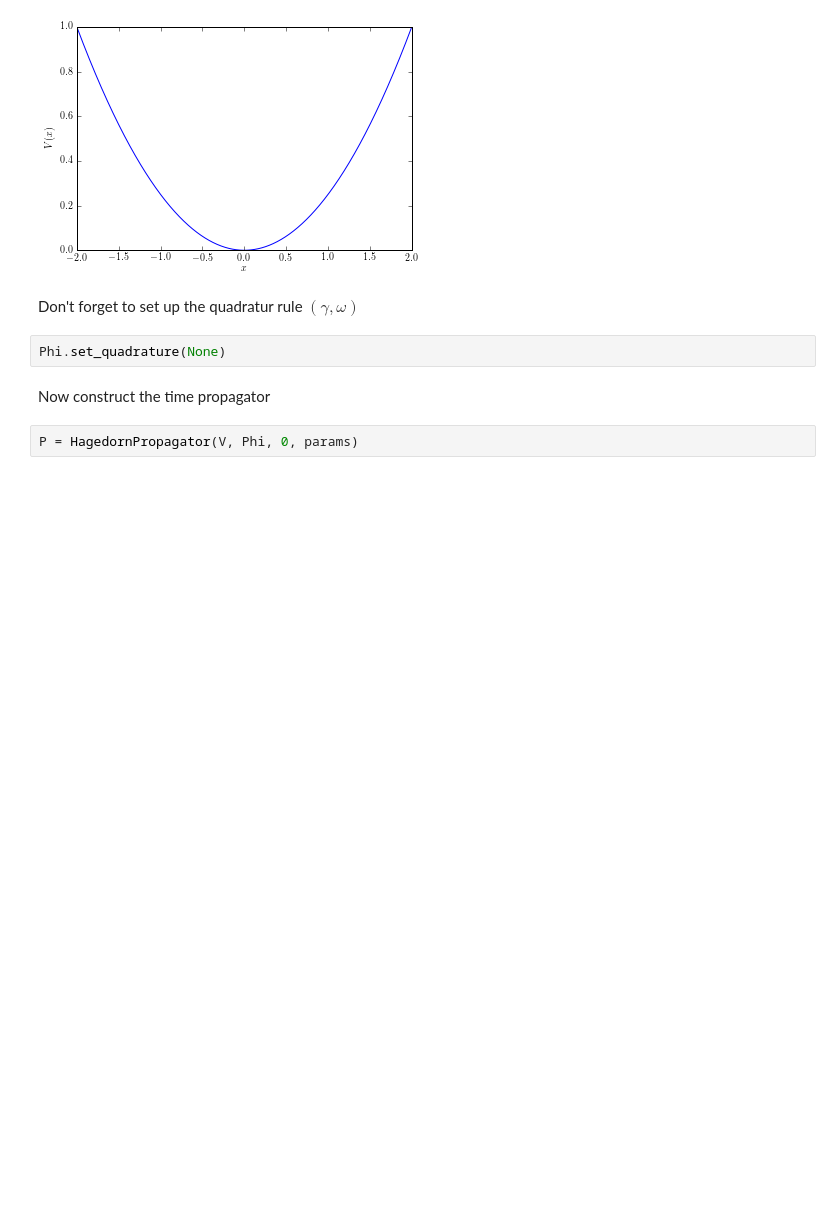
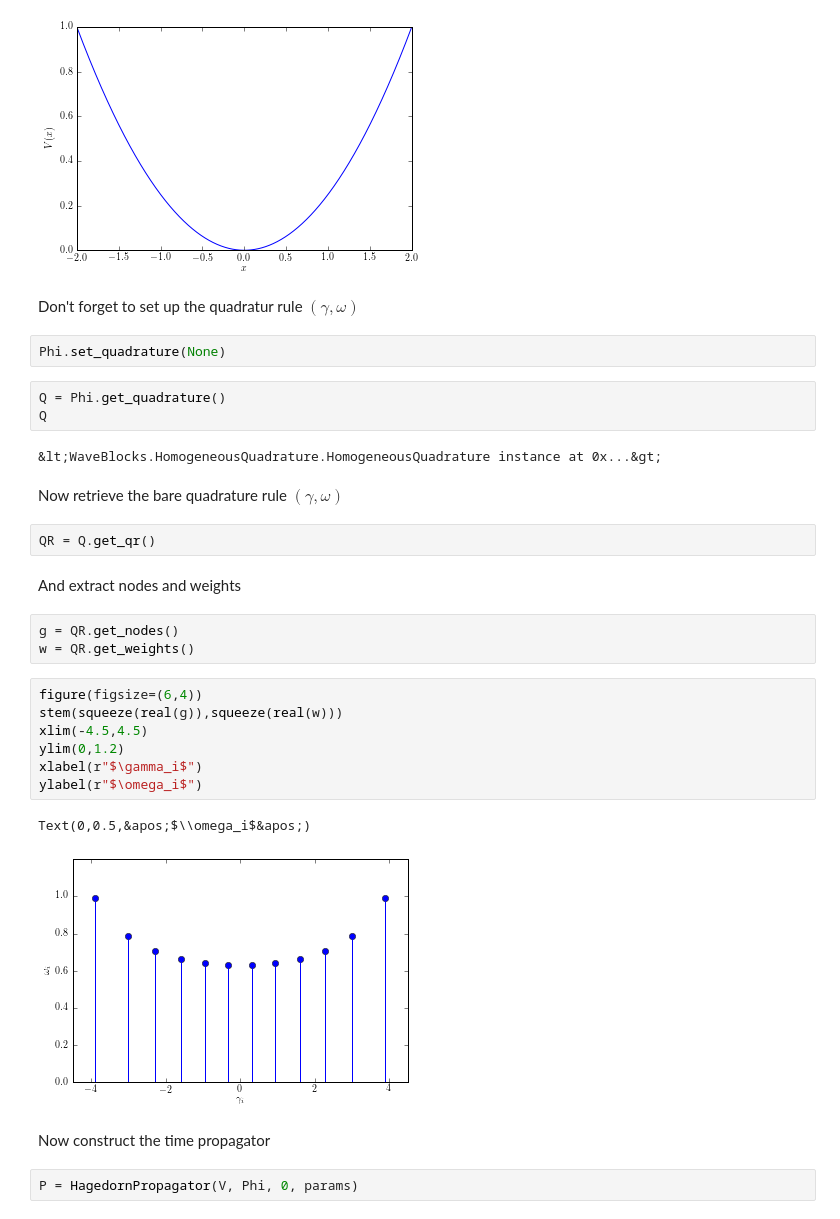
Before and after one commit to WaveBlocks/WaveBlocks, a Jupyter notebook: doc/tutorial/waveblocks_interactive.ipynb, the cells around one changed output. Cells and saved outputs as stored; diff of their text form; blank space fills up the shorter version.

```diff
--- a/doc/tutorial/waveblocks_interactive.ipynb
+++ b/doc/tutorial/waveblocks_interactive.ipynb
@@ -86,6 +94,30 @@ Text(0,0.5,&apos;$V(x)$&apos;)
 Don't forget to set up the quadratur rule $(\gamma, \omega)$
 # %%
 Phi.set_quadrature(None)
+# %%
+Q = Phi.get_quadrature()
+Q
+# %% [output]
+&lt;WaveBlocks.HomogeneousQuadrature.HomogeneousQuadrature instance at 0x...&gt;
+# %% [markdown]
+Now retrieve the bare quadrature rule $(\gamma, \omega)$
+# %%
+QR = Q.get_qr()
+# %% [markdown]
+And extract nodes and weights
+# %%
+g = QR.get_nodes()
+w = QR.get_weights()
+# %%
+figure(figsize=(6,4))
+stem(squeeze(real(g)),squeeze(real(w)))
+xlim(-4.5,4.5)
+ylim(0,1.2)
+xlabel(r"$\gamma_i$")
+ylabel(r"$\omega_i$")
+# %% [output]
+Text(0,0.5,&apos;$\\omega_i$&apos;)
+[figure, added]
 # %% [markdown]
 Now construct the time propagator
 # %%
```
Also changed, not shown: parts of 4 cells of this notebook, 2 other files.
